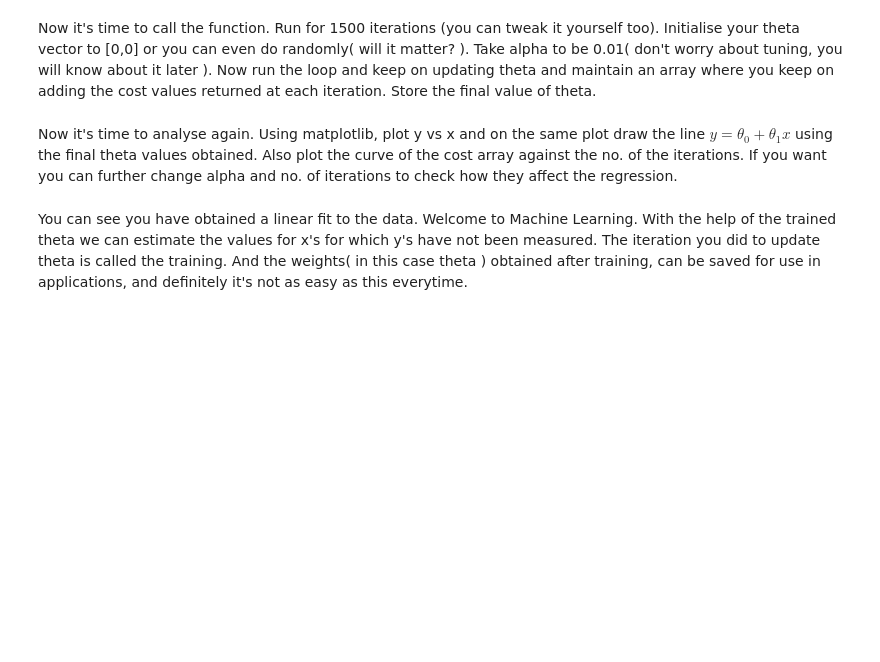
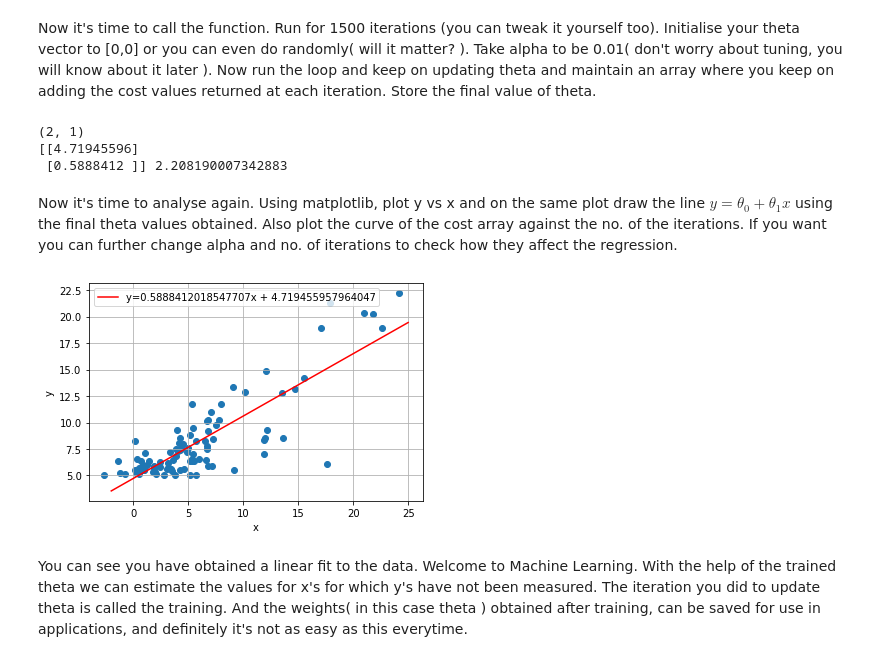
Before and after one commit to aka2910/hello-git, a Jupyter notebook: Assignment 2/Linear Regression.ipynb, the cells around one changed output. Drawn from its saved outputs; the diff is of its cells as text; code cells hidden in the pictures; blank space fills up the shorter version.

Commit message:
linear regression implemented, scipy left

```diff
--- a/Assignment 2/Linear Regression.ipynb
+++ b/Assignment 2/Linear Regression.ipynb
@@ -28,16 +45,48 @@ So after choosing a parameter $\alpha$ we are good to go. Keep in mind that the
 Ok enough theory, lets implement a function. \
 Implement function **gradientdescent(y, x, theta, alpha)** that returns a list of size 2 - [updatedtheta, currentcost] . Note - The current cost is the cost calculated with the updated $\theta$.
 # %%
-gradientdescent(y, x, theta, alpha)
-    #your code here
+#theta is 2x1
+def gradientdescent(y, x, theta, alpha):
+    one=np.ones(x.shape)
+    temp=np.vstack((one,x))
+    h=np.dot(theta.T,temp)-y
+    theta=theta-alpha/x.size*np.dot(temp,h.T)
+    j=np.sum(1/(2*x.size)*np.square(h))
+    #print(j,theta)
+    return theta,j
 # %% [markdown]
 Now it's time to call the function. Run for 1500 iterations (you can tweak it yourself too). Initialise your theta vector to [0,0] or you can even do randomly( will it matter? ). Take alpha to be 0.01( don't worry about tuning, you will know about it later ). Now run the loop and keep on updating theta and maintain an array where you keep on adding the cost values returned at each iteration. Store the final value of theta.
 # %%
 #perform iterations using the above function
+theta=np.array([[0],[0]])
+print(theta.shape)
+for i in range(15000):
+    theta,j=gradientdescent(y,x,theta,0.001)
+    #print(j)
+print(theta,j)
+#[[4.72],[0.58]] 2.20
+# %% [output]
+(2, 1)
+[[4.71945596]
+ [0.5888412 ]] 2.208190007342883
 # %% [markdown]
 Now it's time to analyse again. Using matplotlib, plot y vs x and on the same plot draw the line $y = \theta_0 + \theta_1x $ using the final theta values obtained. Also plot the curve of the cost array against the no. of the iterations. If you want you can further change alpha and no. of iterations to check how they affect the regression.
 # %%
 #plot line and data together
+
+xx = np.linspace(-2,25,1000)
+theta0=theta[0][0]
+theta1=theta[1][0]
+yy = theta1*xx+theta0
+plt.plot(xx, yy, '-r', label='y='+str(theta1)+'x + '+str(theta0))
+plt.xlabel('x')
+plt.ylabel('y')
+plt.legend(loc='upper left')
+plt.scatter(x,y)
+plt.grid()
+plt.show()
+# %% [output]
+[figure, added]
 # %% [markdown]
 You can see you have obtained a linear fit to the data. Welcome to Machine Learning.
 With the help of the trained theta we can estimate the values for x's for which y's have not been measured. The iteration you did to update theta is called the training. And the weights( in this case theta ) obtained after training, can be saved for use in applications, and definitely it's not as easy as this everytime.
```
Also changed, not shown: parts of 3 cells of this notebook, 1 other file.
